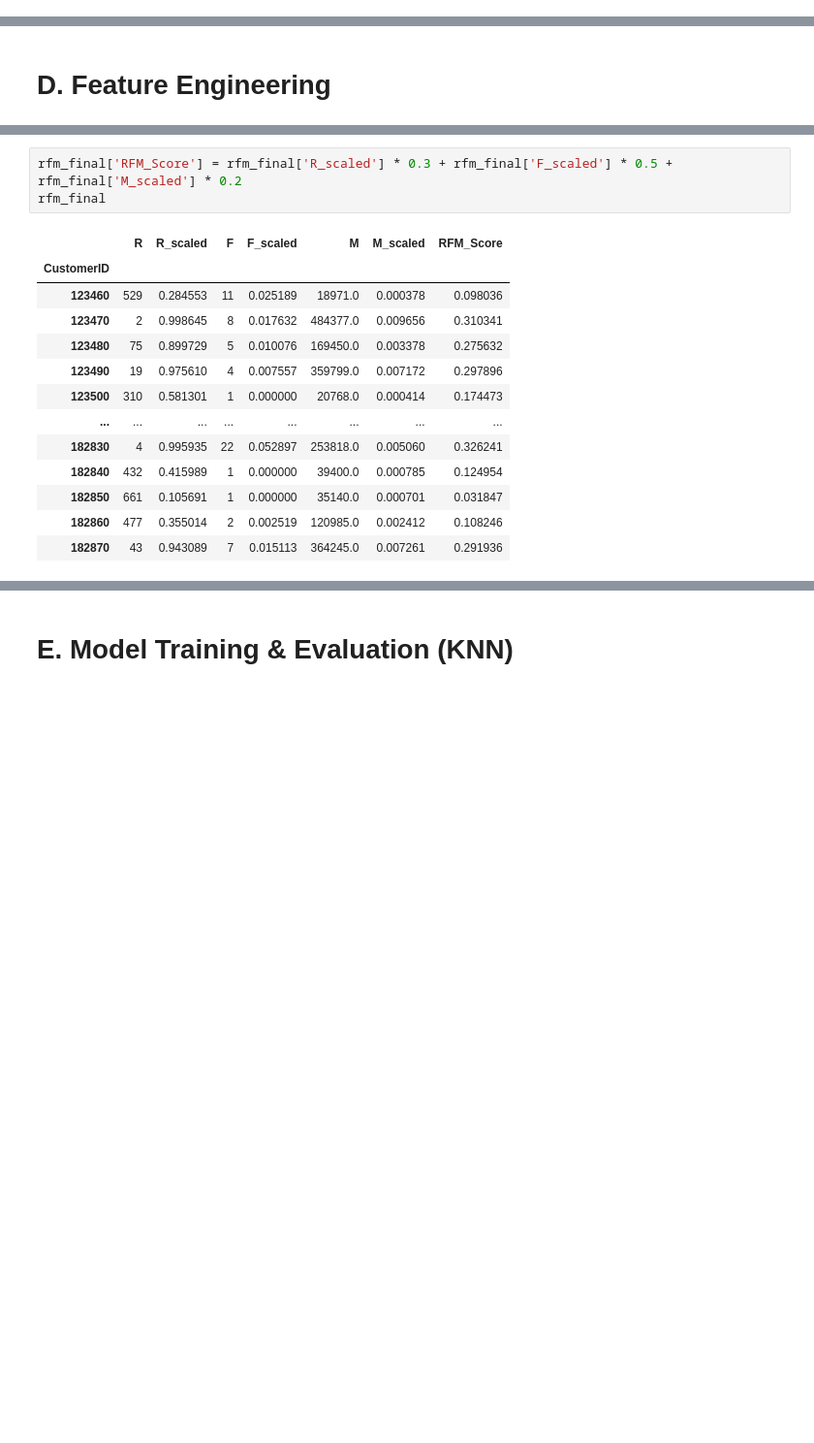
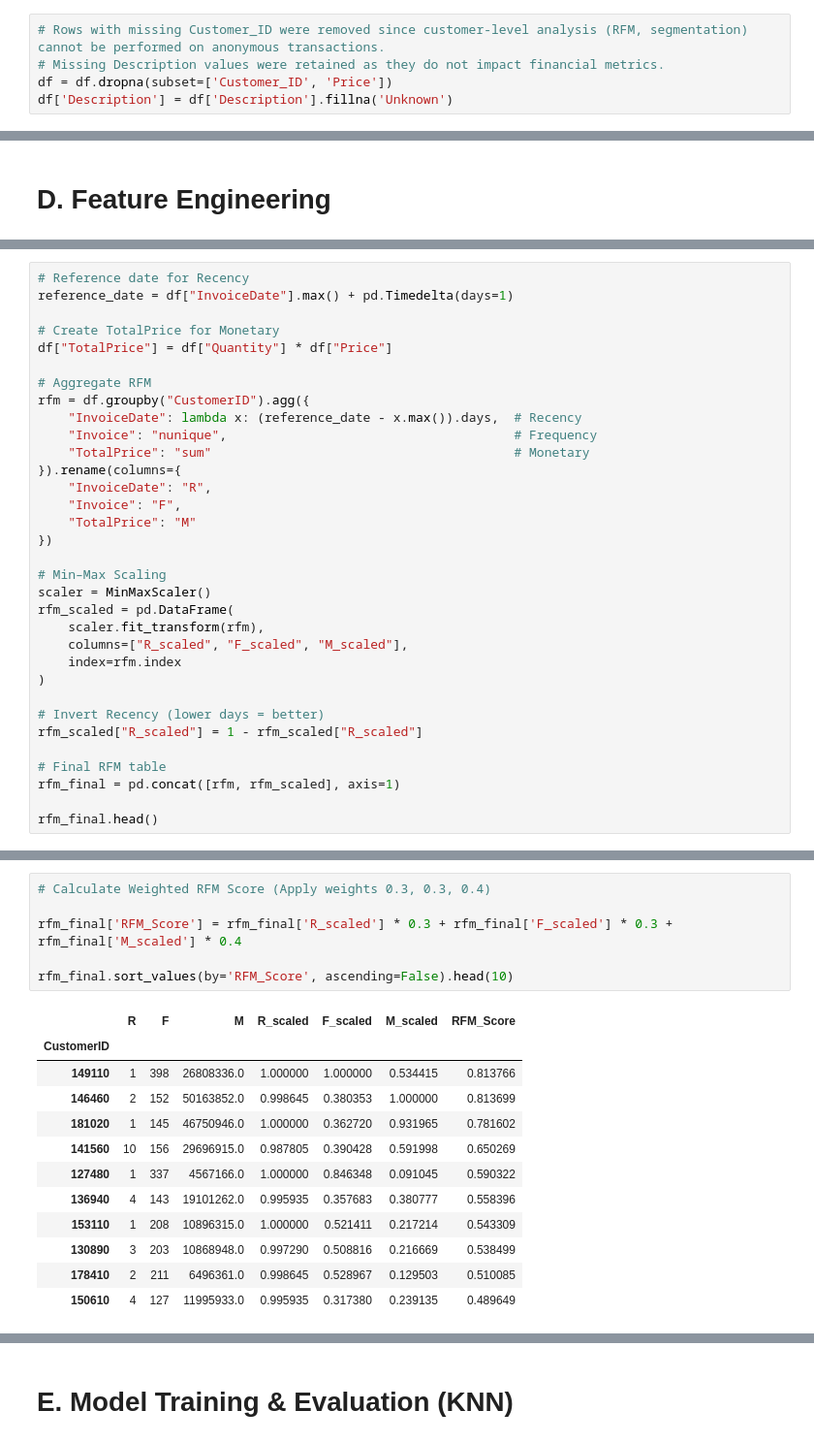
Before and after one commit to trangntp37/RFM_Analysis_for_Online_Retail, a Jupyter notebook: data_cleaning_and_analysis.ipynb, the cells around one changed output, grey strips where cells are left out. Shown at 97% size. Drawn from its saved outputs; the diff is of its cells as text; blank space fills up the shorter version.

```diff
--- a/data_cleaning_and_analysis.ipynb
+++ b/data_cleaning_and_analysis.ipynb
@@ -116,3 +117,8 @@ df = df.dropna()
+# %%
+# Rows with missing Customer_ID were removed since customer-level analysis (RFM, segmentation) cannot be performed on anonymous transactions.
+# Missing Description values were retained as they do not impact financial metrics.
+df = df.dropna(subset=['Customer_ID', 'Price'])
+df['Description'] = df['Description'].fillna('Unknown')
 # %%
 df.shape
 # %% [output]
@@ -362,0 +251,33 @@ CustomerID
+# %%
+# Reference date for Recency
+reference_date = df["InvoiceDate"].max() + pd.Timedelta(days=1)
+
+# Create TotalPrice for Monetary
+df["TotalPrice"] = df["Quantity"] * df["Price"]
+
+# Aggregate RFM
+rfm = df.groupby("CustomerID").agg({
+    "InvoiceDate": lambda x: (reference_date - x.max()).days,  # Recency
+    "Invoice": "nunique",                                      # Frequency
+    "TotalPrice": "sum"                                        # Monetary
+}).rename(columns={
+    "InvoiceDate": "R",
+    "Invoice": "F",
+    "TotalPrice": "M"
+})
+
+# Min–Max Scaling
+scaler = MinMaxScaler()
+rfm_scaled = pd.DataFrame(
+    scaler.fit_transform(rfm),
+    columns=["R_scaled", "F_scaled", "M_scaled"],
+    index=rfm.index
+)
+
+# Invert Recency (lower days = better)
+rfm_scaled["R_scaled"] = 1 - rfm_scaled["R_scaled"]
+
+# Final RFM table
+rfm_final = pd.concat([rfm, rfm_scaled], axis=1)
+
+rfm_final.head()
@@ -363,17 +292,19 @@ CustomerID
 # %%
-rfm_final['RFM_Score'] = rfm_final['R_scaled'] * 0.3 + rfm_final['F_scaled'] * 0.5 + rfm_final['M_scaled'] * 0.2
-rfm_final
+# Calculate Weighted RFM Score (Apply weights 0.3, 0.3, 0.4)
+
+rfm_final['RFM_Score'] = rfm_final['R_scaled'] * 0.3 + rfm_final['F_scaled'] * 0.3 + rfm_final['M_scaled'] * 0.4
+
+rfm_final.sort_values(by='RFM_Score', ascending=False).head(10)
 # %% [output]
-|  | R | R_scaled | F | F_scaled | M | M_scaled | RFM_Score |
+|  | R | F | M | R_scaled | F_scaled | M_scaled | RFM_Score |
 | CustomerID |  |  |  |  |  |  |  |
-| 123460 | 529 | 0.284553 | 11 | 0.025189 | 18971.0 | 0.000378 | 0.098036 |
-| 123470 | 2 | 0.998645 | 8 | 0.017632 | 484377.0 | 0.009656 | 0.310341 |
-| 123480 | 75 | 0.899729 | 5 | 0.010076 | 169450.0 | 0.003378 | 0.275632 |
-| 123490 | 19 | 0.975610 | 4 | 0.007557 | 359799.0 | 0.007172 | 0.297896 |
-| 123500 | 310 | 0.581301 | 1 | 0.000000 | 20768.0 | 0.000414 | 0.174473 |
-| ... | ... | ... | ... | ... | ... | ... | ... |
-| 182830 | 4 | 0.995935 | 22 | 0.052897 | 253818.0 | 0.005060 | 0.326241 |
-| 182840 | 432 | 0.415989 | 1 | 0.000000 | 39400.0 | 0.000785 | 0.124954 |
-| 182850 | 661 | 0.105691 | 1 | 0.000000 | 35140.0 | 0.000701 | 0.031847 |
-| 182860 | 477 | 0.355014 | 2 | 0.002519 | 120985.0 | 0.002412 | 0.108246 |
-| 182870 | 43 | 0.943089 | 7 | 0.015113 | 364245.0 | 0.007261 | 0.291936 |
+| 149110 | 1 | 398 | 26808336.0 | 1.000000 | 1.000000 | 0.534415 | 0.813766 |
+| 146460 | 2 | 152 | 50163852.0 | 0.998645 | 0.380353 | 1.000000 | 0.813699 |
+| 181020 | 1 | 145 | 46750946.0 | 1.000000 | 0.362720 | 0.931965 | 0.781602 |
+| 141560 | 10 | 156 | 29696915.0 | 0.987805 | 0.390428 | 0.591998 | 0.650269 |
+| 127480 | 1 | 337 | 4567166.0 | 1.000000 | 0.846348 | 0.091045 | 0.590322 |
+| 136940 | 4 | 143 | 19101262.0 | 0.995935 | 0.357683 | 0.380777 | 0.558396 |
+| 153110 | 1 | 208 | 10896315.0 | 1.000000 | 0.521411 | 0.217214 | 0.543309 |
+| 130890 | 3 | 203 | 10868948.0 | 0.997290 | 0.508816 | 0.216669 | 0.538499 |
+| 178410 | 2 | 211 | 6496361.0 | 0.998645 | 0.528967 | 0.129503 | 0.510085 |
+| 150610 | 4 | 127 | 11995933.0 | 0.995935 | 0.317380 | 0.239135 | 0.489649 |
```
Also changed, not shown: parts of 44 cells of this notebook, 3 other files.
